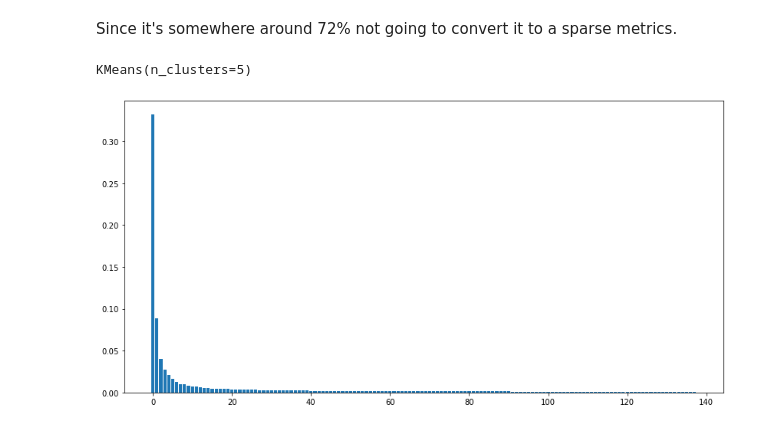
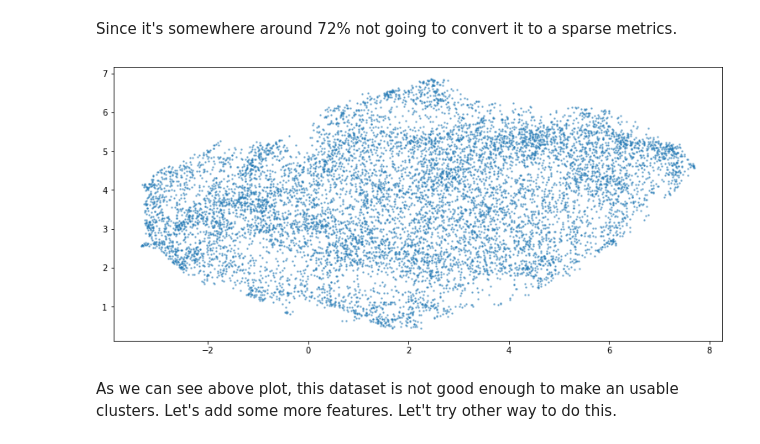
Before and after one commit to Ransaka/MyForecastingRepo, a Jupyter notebook: 04. Time series clustering/01. TS clustering.ipynb, the cells around one changed output. Cells and saved outputs as stored; diff of their text form; code cells hidden in the pictures.

```diff
--- a/04. Time series clustering/01. TS clustering.ipynb
+++ b/04. Time series clustering/01. TS clustering.ipynb
@@ -103,8 +103,3 @@ np.count_nonzero(train.values)/np.size(train.values)
 0.719566493955095
 # %% [markdown]
 Since it's somewhere around 72% not going to convert it to a sparse metrics.
-# %%
-kmeans_model = KMeans(n_clusters=5)
-kmeans_model.fit(train)
-# %% [output]
-KMeans(n_clusters=5)
@@ -113,6 +106,13 @@ pca = PCA(n_components=0.80, svd_solver='full').fit(train)
-# %%
-plt.figure(figsize=(14,7))
-plt.bar(x=range(len(pca.explained_variance_ratio_)), height= pca.explained_variance_ratio_)
-plt.show()
-# %% [output]
-[figure, removed]
+# %%
+clusterable_embedding = umap.UMAP(
+    n_components=2,
+    random_state=42,
+).fit_transform(train.values)
+
+plt.figure(figsize=(13,6))
+plt.scatter(clusterable_embedding[:, 0], clusterable_embedding[:, 1],s=2, cmap='viridis',alpha=0.5)
+plt.show()
+# %% [output]
+[figure, added]
+# %% [markdown]
+As we can see above plot, this dataset is not good enough to make an usable clusters. Let's add some more features. Let't try other way to do this.
```
Also changed, not shown: parts of 14 cells of this notebook.
